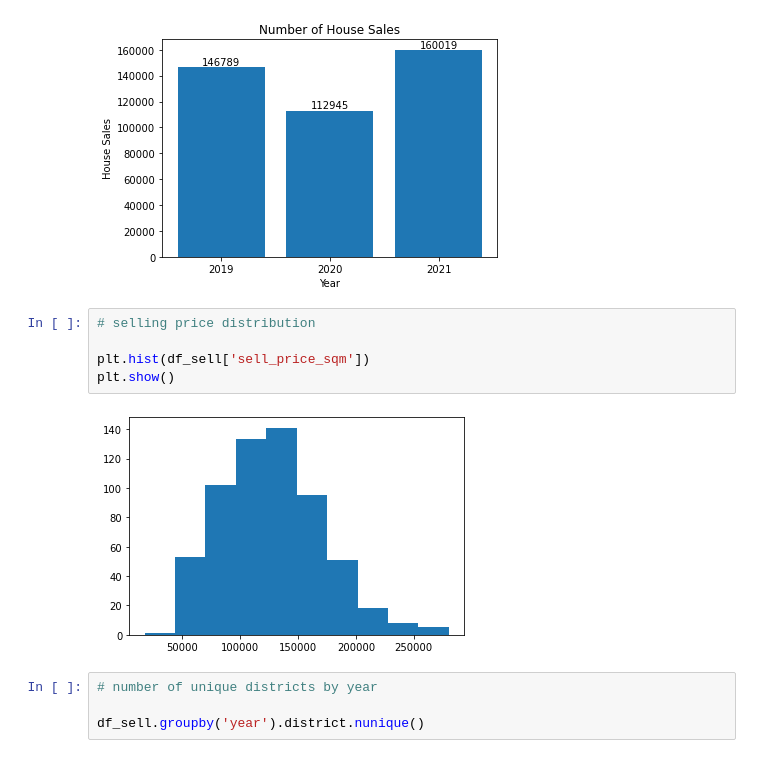
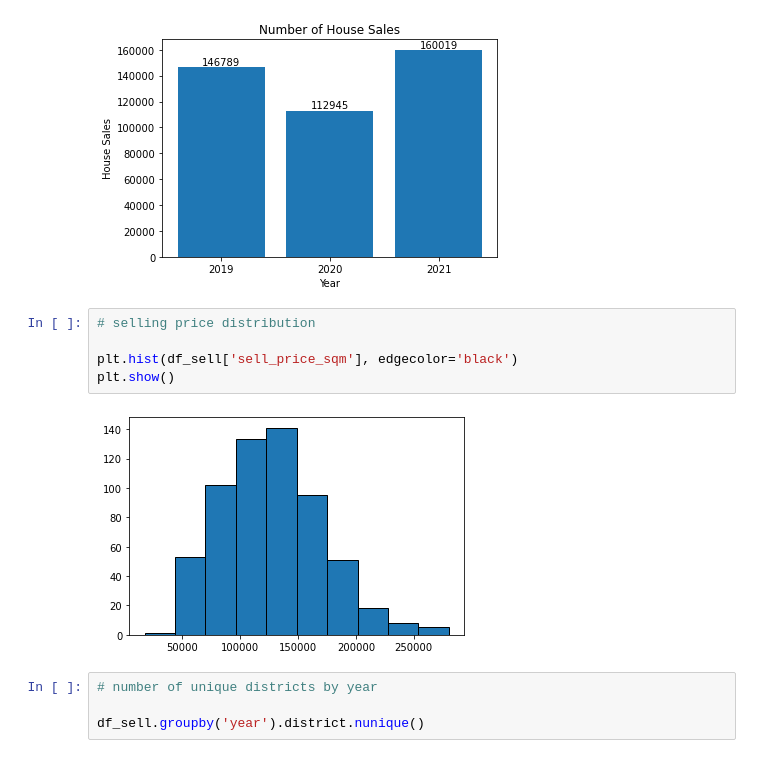
Before and after one commit to Chalermchon1993/dsi_project_python, a Jupyter notebook: Condo.ipynb, the cells around one changed output. Drawn from its saved outputs; the diff is of its cells as text.

```diff
--- a/Condo.ipynb
+++ b/Condo.ipynb
@@ -372,10 +369,10 @@ plt.show()
 # %%
 # selling price distribution
 
-plt.hist(df_sell['sell_price_sqm'])
+plt.hist(df_sell['sell_price_sqm'], edgecolor='black')
 plt.show()
 # %% [output]
-[figure, old version]
+[figure, new version]
 # %%
 # number of unique districts by year
 
```
Also changed, not shown: parts of 31 cells of this notebook.
